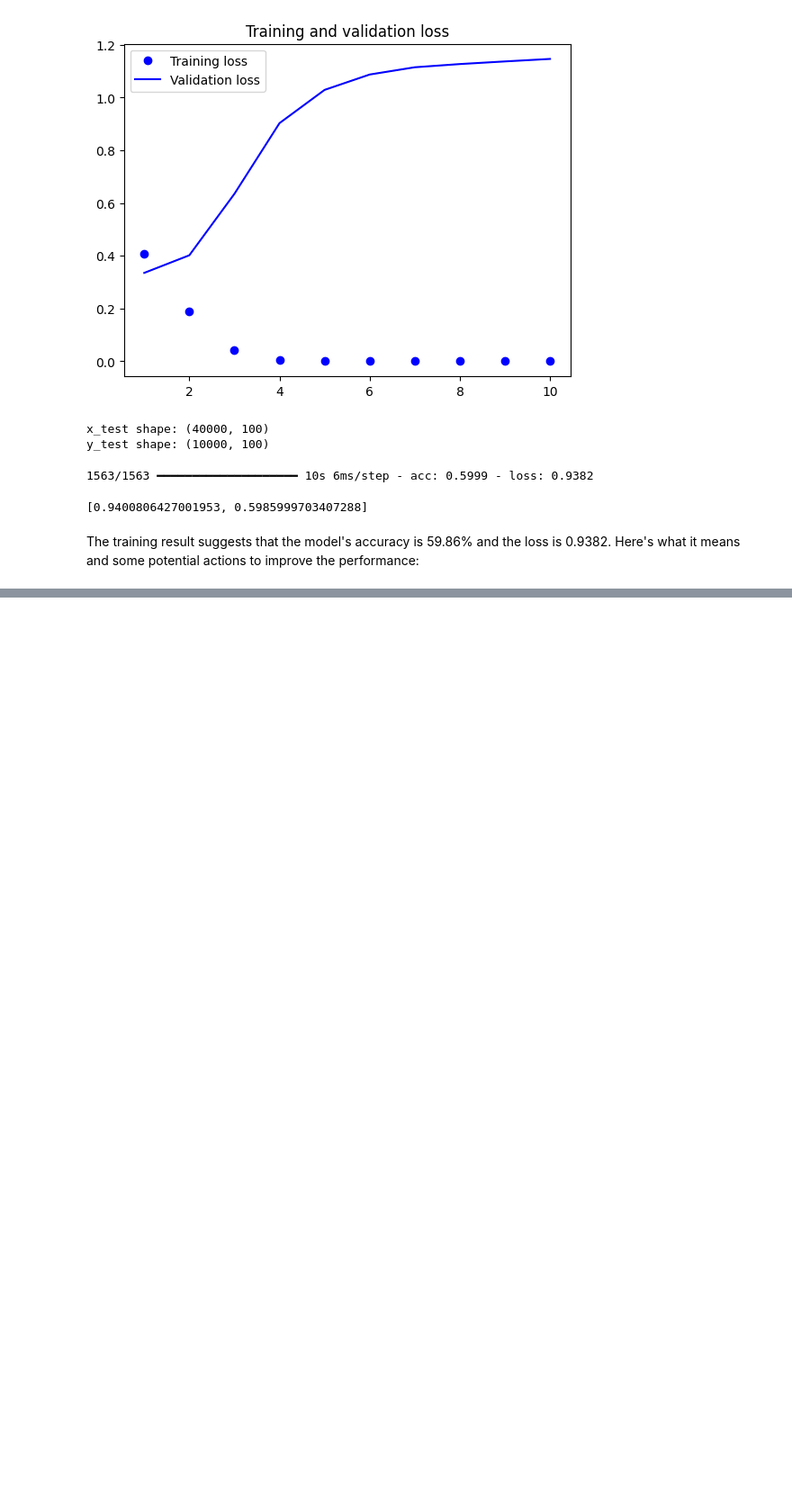
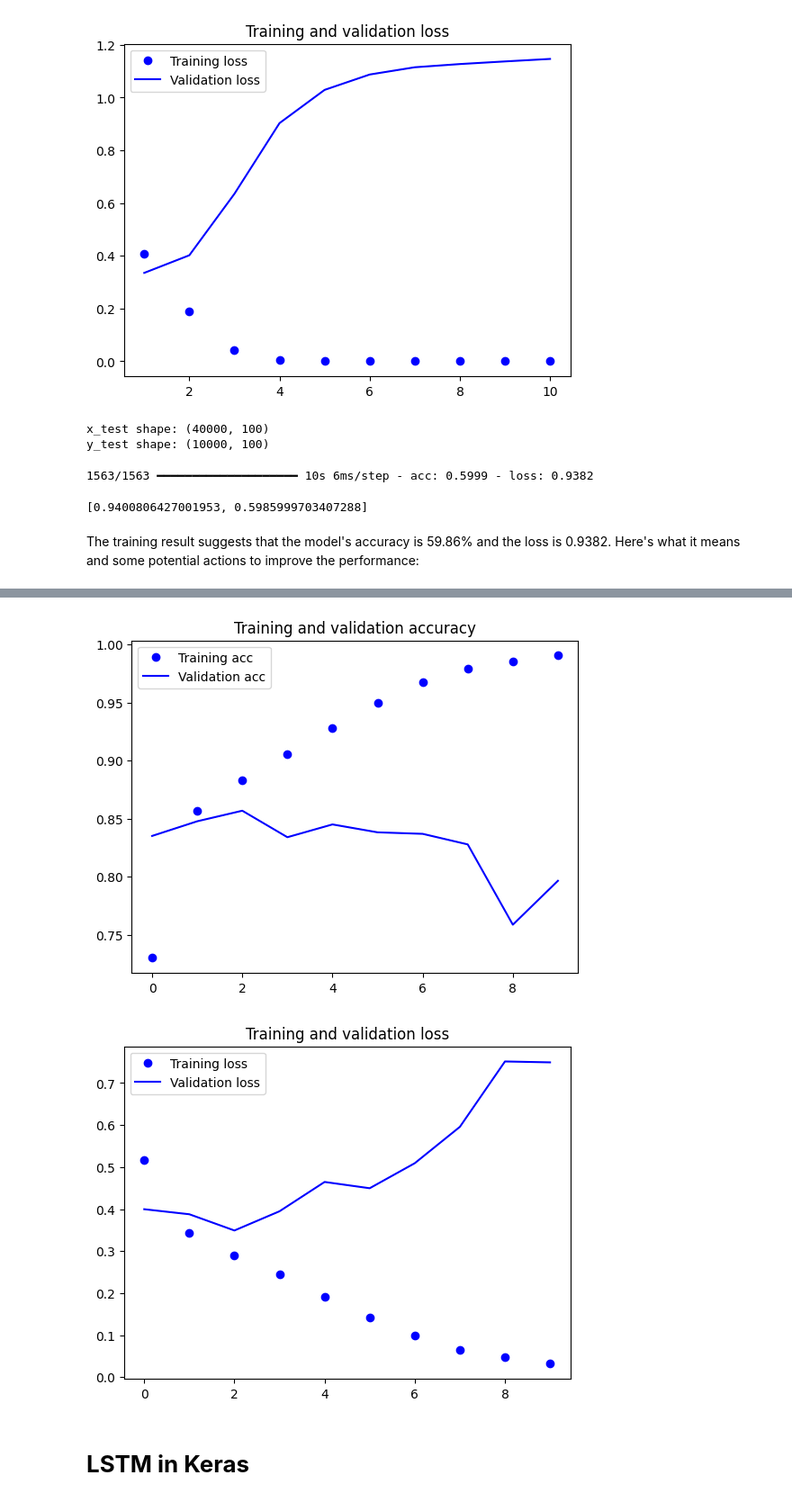
Before and after one commit to Sumaira-Ashraf/word-embeddings, a Jupyter notebook: Assignment1.ipynb, the cells around one changed output, grey strips where cells are left out. Shown: that part at 90% size. Drawn from its saved outputs; the diff is of its cells as text; code cells hidden in the pictures; blank space fills up the shorter version.

```diff
--- a/Assignment1.ipynb
+++ b/Assignment1.ipynb
@@ -320,0 +425,17 @@ The training result suggests that the model's accuracy is 59.86% and the loss is
+# %%
+from tensorflow.keras.layers import Dense
+
+# Convert string labels to numerical labels (0 and 1)
+label_mapping = {'negative': 0, 'positive': 1}  # Create a mapping dictionary
+y_test = np.array([label_mapping[label] for label in labels]) # Convert labels to numerical using the mapping
+
+model = Sequential()
+model.add(Embedding(max_words, 32))
+model.add(SimpleRNN(32))
+model.add(Dense(1, activation='sigmoid'))
+
+model.compile(optimizer='rmsprop', loss='binary_crossentropy', metrics=['acc'])
+history = model.fit(x_test, y_test,
+                    epochs=10,
+                    batch_size=128,
+                    validation_split=0.2)
@@ -320,0 +463,28 @@ The training result suggests that the model's accuracy is 59.86% and the loss is
+# %%
+import matplotlib.pyplot as plt
+
+acc = history.history['acc']
+val_acc = history.history['val_acc']
+loss = history.history['loss']
+val_loss = history.history['val_loss']
+
+epochs = range(len(acc))
+
+plt.plot(epochs, acc, 'bo', label='Training acc')
+plt.plot(epochs, val_acc, 'b', label='Validation acc')
+plt.title('Training and validation accuracy')
+plt.legend()
+
+plt.figure()
+
+plt.plot(epochs, loss, 'bo', label='Training loss')
+plt.plot(epochs, val_loss, 'b', label='Validation loss')
+plt.title('Training and validation loss')
+plt.legend()
+
+plt.show()
+# %% [output]
+[figure, added]
+[figure, added]
+# %% [markdown]
+# **LSTM  in Keras**
```
Also changed, not shown: parts of 10 cells of this notebook.
